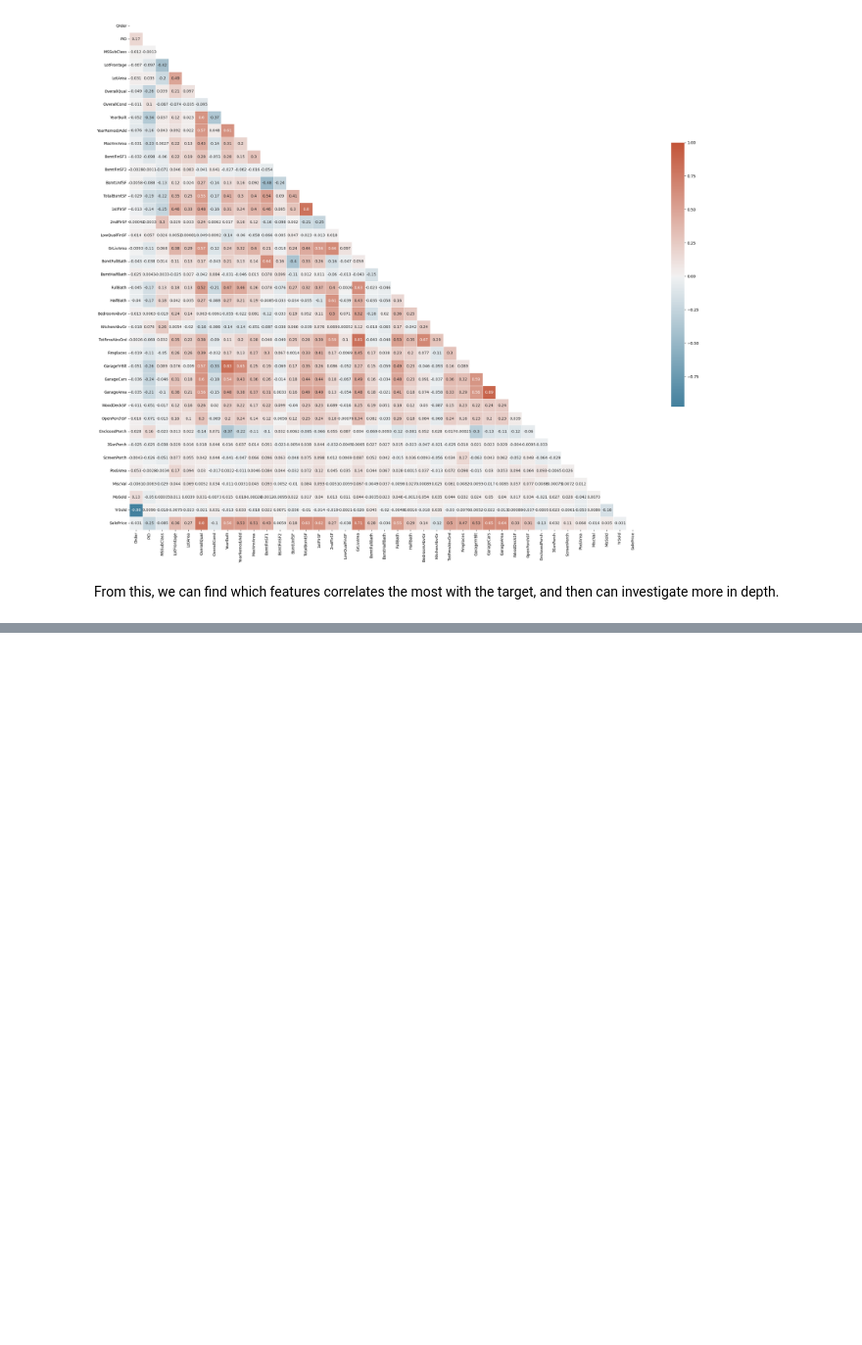
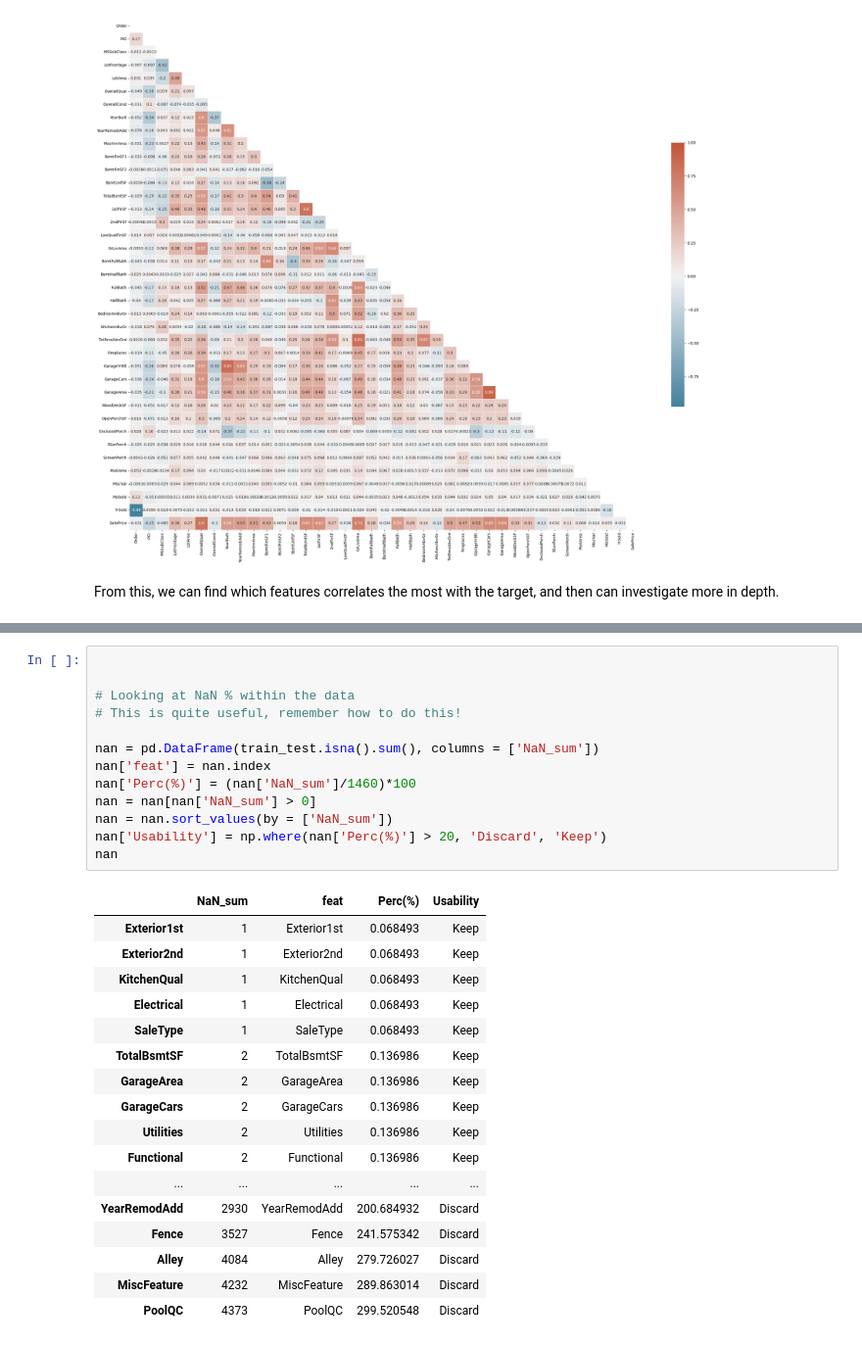
Before and after one commit to SSTengNic/MachineLearningProjects, a Jupyter notebook: Ames Housing Dataset project/Ames Housing.ipynb, the cells around one changed output, grey strips where cells are left out. Shown at 98% size. Saved outputs shown, nothing was run; the diff lists cells and outputs as text; blank space fills up the shorter version.

```diff
--- a/Ames Housing Dataset project/Ames Housing.ipynb
+++ b/Ames Housing Dataset project/Ames Housing.ipynb
@@ -137,0 +161,31 @@ NameError: name 'Pearson_YrBlt' is not defined
+# %%
+
+
+# Looking at NaN % within the data
+# This is quite useful, remember how to do this!
+
+nan = pd.DataFrame(train_test.isna().sum(), columns = ['NaN_sum'])
+nan['feat'] = nan.index
+nan['Perc(%)'] = (nan['NaN_sum']/1460)*100
+nan = nan[nan['NaN_sum'] > 0]
+nan = nan.sort_values(by = ['NaN_sum'])
+nan['Usability'] = np.where(nan['Perc(%)'] > 20, 'Discard', 'Keep')
+nan
+# %% [output]
+|  | NaN_sum | feat | Perc(%) | Usability |
+| Exterior1st | 1 | Exterior1st | 0.068493 | Keep |
+| Exterior2nd | 1 | Exterior2nd | 0.068493 | Keep |
+| KitchenQual | 1 | KitchenQual | 0.068493 | Keep |
+| Electrical | 1 | Electrical | 0.068493 | Keep |
+| SaleType | 1 | SaleType | 0.068493 | Keep |
+| TotalBsmtSF | 2 | TotalBsmtSF | 0.136986 | Keep |
+| GarageArea | 2 | GarageArea | 0.136986 | Keep |
+| GarageCars | 2 | GarageCars | 0.136986 | Keep |
+| Utilities | 2 | Utilities | 0.136986 | Keep |
+| Functional | 2 | Functional | 0.136986 | Keep |
+| ... | ... | ... | ... | ... |
+| YearRemodAdd | 2930 | YearRemodAdd | 200.684932 | Discard |
+| Fence | 3527 | Fence | 241.575342 | Discard |
+| Alley | 4084 | Alley | 279.726027 | Discard |
+| MiscFeature | 4232 | MiscFeature | 289.863014 | Discard |
+| PoolQC | 4373 | PoolQC | 299.520548 | Discard |
```
Also changed, not shown: parts of 12 cells of this notebook.
